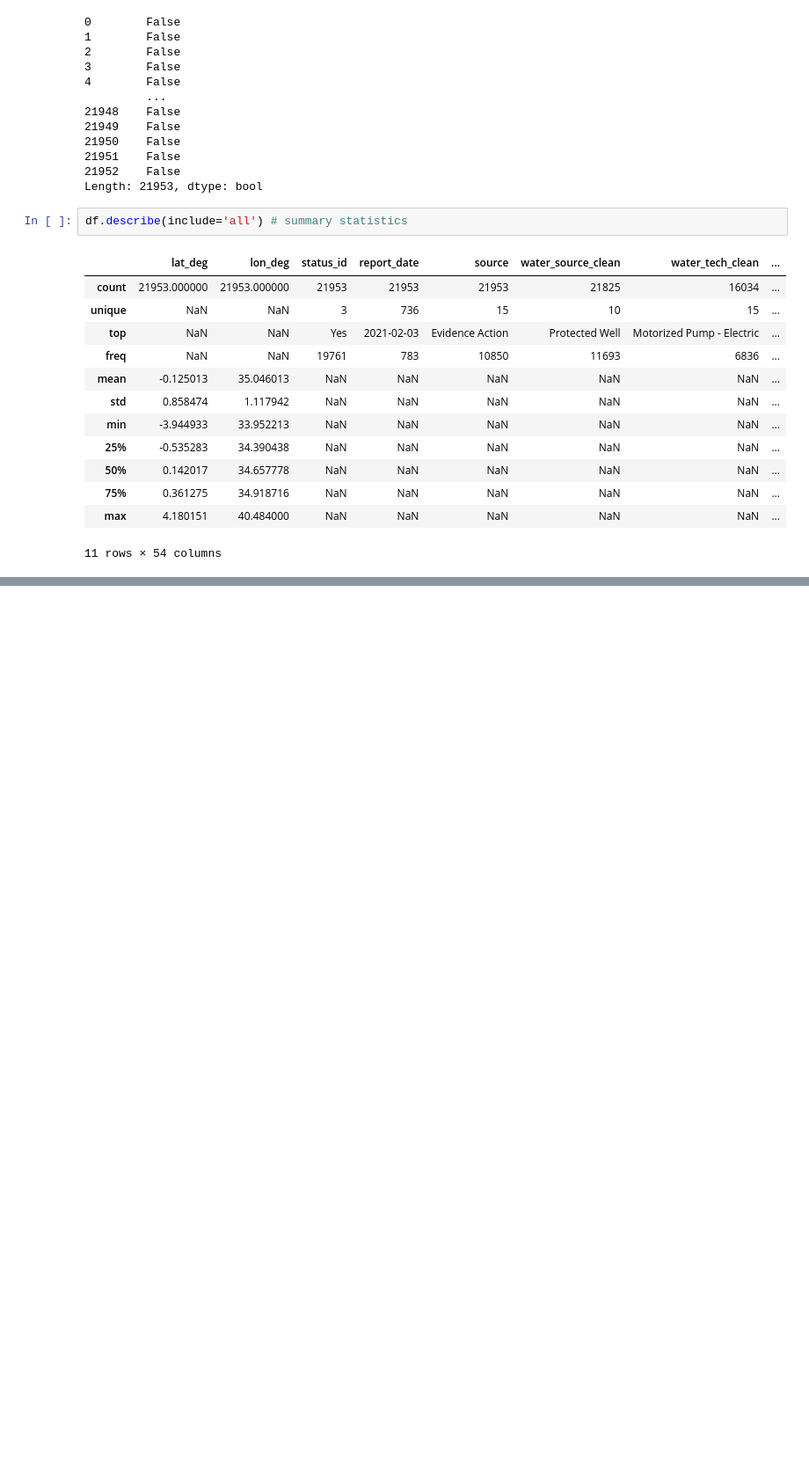
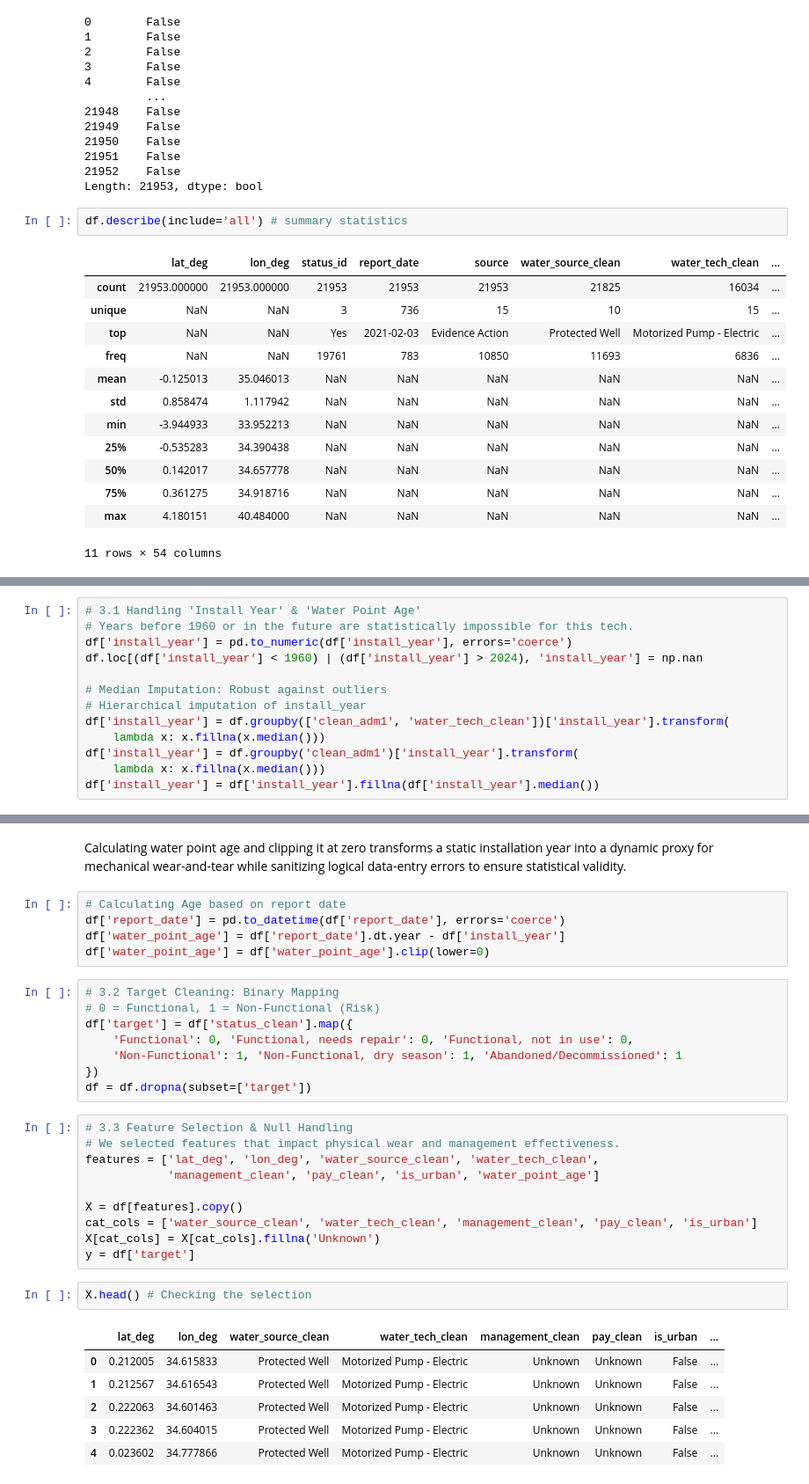
Before and after one commit to Abdull223/Maji-Metrics-2026, a Jupyter notebook: Maji-metrics.ipynb, the cells around one changed output, grey strips where cells are left out. Shown at 88% size. Cells and saved outputs as stored; diff of their text form; blank space fills up the shorter version.

Commit message:
DATA PREPARATION (FEATURE ENGINEER)

```diff
--- a/Maji-metrics.ipynb
+++ b/Maji-metrics.ipynb
@@ -144,0 +148,13 @@ df.describe(include='all') # summary statistics
+# %%
+# 3.1 Handling 'Install Year' & 'Water Point Age'
+# Years before 1960 or in the future are statistically impossible for this tech.
+df['install_year'] = pd.to_numeric(df['install_year'], errors='coerce')
+df.loc[(df['install_year'] < 1960) | (df['install_year'] > 2024), 'install_year'] = np.nan
+
+# Median Imputation: Robust against outliers
+# Hierarchical imputation of install_year
+df['install_year'] = df.groupby(['clean_adm1', 'water_tech_clean'])['install_year'].transform(
+    lambda x: x.fillna(x.median()))
+df['install_year'] = df.groupby('clean_adm1')['install_year'].transform(
+    lambda x: x.fillna(x.median()))
+df['install_year'] = df['install_year'].fillna(df['install_year'].median())
@@ -144,0 +181,34 @@ df.describe(include='all') # summary statistics
+# %% [markdown]
+Calculating water point age and clipping it at zero transforms a static installation year into a dynamic proxy for mechanical wear-and-tear while sanitizing logical data-entry errors to ensure statistical validity.
+# %%
+# Calculating Age based on report date
+df['report_date'] = pd.to_datetime(df['report_date'], errors='coerce')
+df['water_point_age'] = df['report_date'].dt.year - df['install_year']
+df['water_point_age'] = df['water_point_age'].clip(lower=0)
+# %%
+# 3.2 Target Cleaning: Binary Mapping
+# 0 = Functional, 1 = Non-Functional (Risk)
+df['target'] = df['status_clean'].map({
+    'Functional': 0, 'Functional, needs repair': 0, 'Functional, not in use': 0,
+    'Non-Functional': 1, 'Non-Functional, dry season': 1, 'Abandoned/Decommissioned': 1
+})
+df = df.dropna(subset=['target'])
+# %%
+# 3.3 Feature Selection & Null Handling
+# We selected features that impact physical wear and management effectiveness.
+features = ['lat_deg', 'lon_deg', 'water_source_clean', 'water_tech_clean',
+            'management_clean', 'pay_clean', 'is_urban', 'water_point_age']
+
+X = df[features].copy()
+cat_cols = ['water_source_clean', 'water_tech_clean', 'management_clean', 'pay_clean', 'is_urban']
+X[cat_cols] = X[cat_cols].fillna('Unknown')
+y = df['target']
+# %%
+X.head() # Checking the selection
+# %% [output]
+|  | lat_deg | lon_deg | water_source_clean | water_tech_clean | management_clean | pay_clean | is_urban | ... |
+| 0 | 0.212005 | 34.615833 | Protected Well | Motorized Pump - Electric | Unknown | Unknown | False | ... |
+| 1 | 0.212567 | 34.616543 | Protected Well | Motorized Pump - Electric | Unknown | Unknown | False | ... |
+| 2 | 0.222063 | 34.601463 | Protected Well | Motorized Pump - Electric | Unknown | Unknown | False | ... |
+| 3 | 0.222362 | 34.604015 | Protected Well | Motorized Pump - Electric | Unknown | Unknown | False | ... |
+| 4 | 0.023602 | 34.777866 | Protected Well | Motorized Pump - Electric | Unknown | Unknown | False | ... |
```
Also changed, not shown: parts of 5 cells of this notebook.
